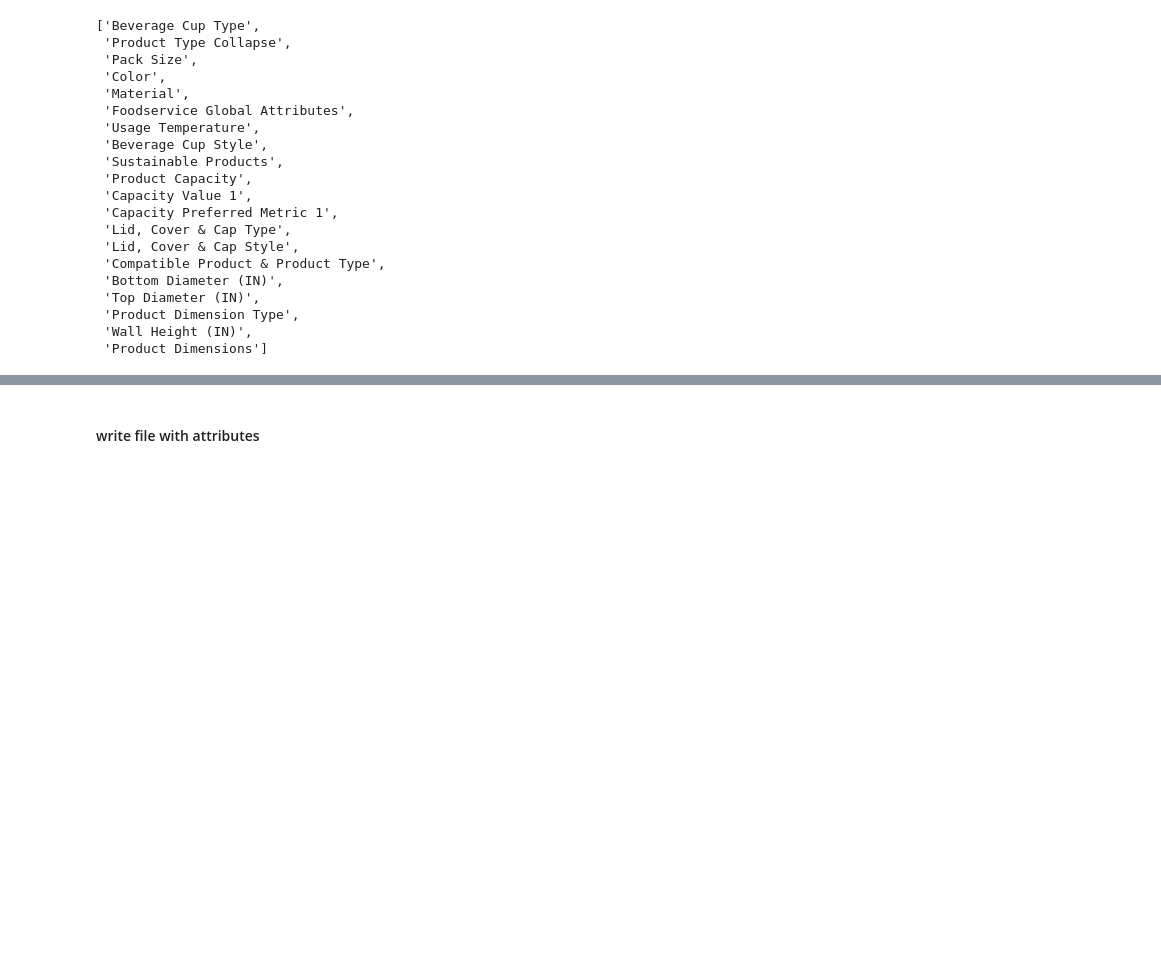
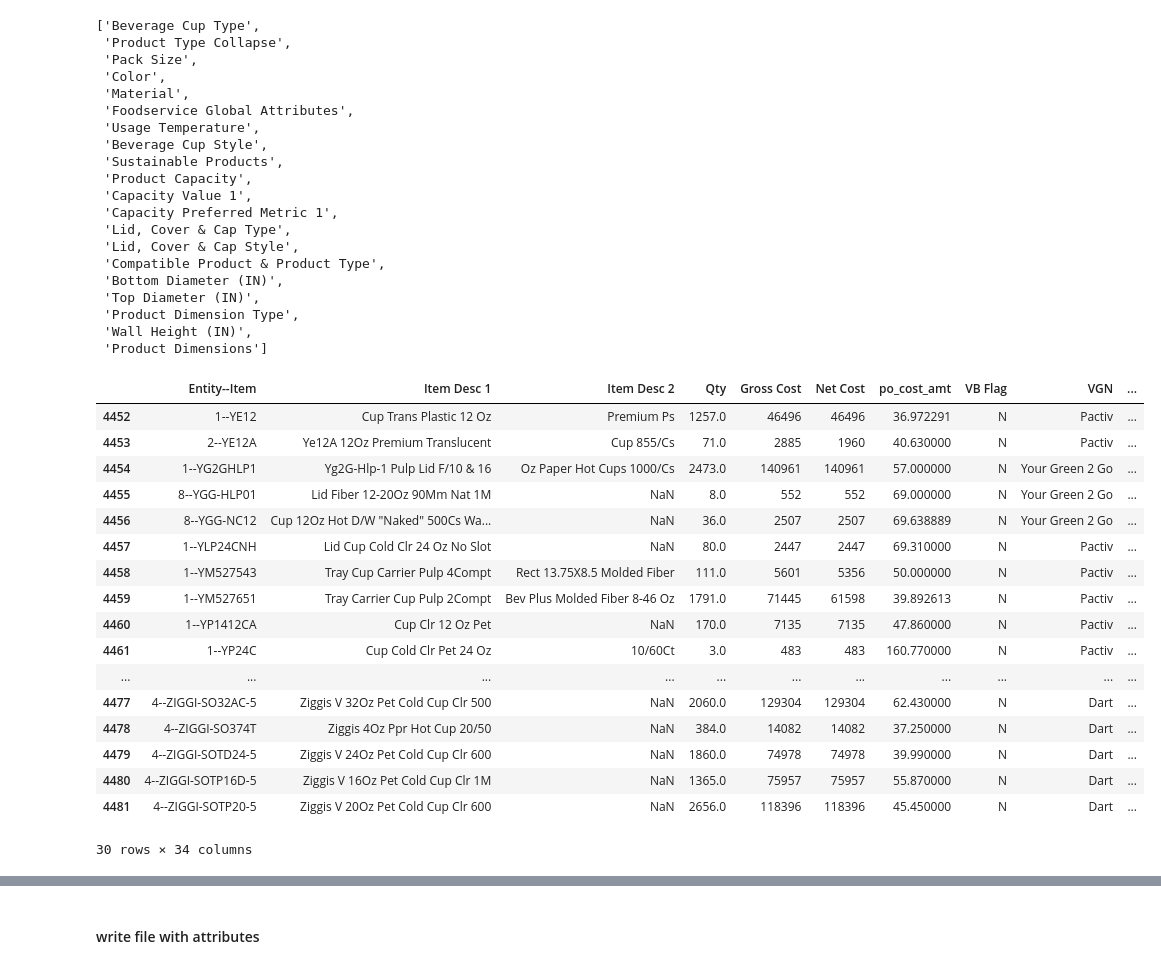
Before and after one commit to shanmu9898/ImperialDadeCategoryManagement, a Jupyter notebook: Pipeline Notebooks/Categories/Cups/01_Taxonomy.ipynb, the cells around one changed output, grey strips where cells are left out. Cells and saved outputs as stored; diff of their text form; code cells hidden in the pictures; blank space fills up the shorter version.

```diff
--- a/Pipeline Notebooks/Categories/Cups/01_Taxonomy.ipynb
+++ b/Pipeline Notebooks/Categories/Cups/01_Taxonomy.ipynb
@@ -276,3 +276,24 @@ columns_for_description
  'Product Dimension Type',
  'Wall Height (IN)',
  'Product Dimensions']
+# %%
+im_final.tail(30)
+# %% [output]
+|  | Entity--Item | Item Desc 1 | Item Desc 2 | Qty | Gross Cost | Net Cost | po_cost_amt | VB Flag | VGN | ... |
+| 4452 | 1--YE12 | Cup Trans Plastic 12 Oz | Premium Ps | 1257.0 | 46496 | 46496 | 36.972291 | N | Pactiv | ... |
+| 4453 | 2--YE12A | Ye12A 12Oz Premium Translucent | Cup 855/Cs | 71.0 | 2885 | 1960 | 40.630000 | N | Pactiv | ... |
+| 4454 | 1--YG2GHLP1 | Yg2G-Hlp-1 Pulp Lid F/10 & 16 | Oz Paper Hot Cups 1000/Cs | 2473.0 | 140961 | 140961 | 57.000000 | N | Your Green 2 Go | ... |
+| 4455 | 8--YGG-HLP01 | Lid Fiber 12-20Oz 90Mm Nat 1M | NaN | 8.0 | 552 | 552 | 69.000000 | N | Your Green 2 Go | ... |
+| 4456 | 8--YGG-NC12 | Cup 12Oz Hot D/W "Naked" 500Cs Wa... | NaN | 36.0 | 2507 | 2507 | 69.638889 | N | Your Green 2 Go | ... |
+| 4457 | 1--YLP24CNH | Lid Cup Cold Clr 24 Oz No Slot | NaN | 80.0 | 2447 | 2447 | 69.310000 | N | Pactiv | ... |
+| 4458 | 1--YM527543 | Tray Cup Carrier Pulp 4Compt | Rect 13.75X8.5 Molded Fiber | 111.0 | 5601 | 5356 | 50.000000 | N | Pactiv | ... |
+| 4459 | 1--YM527651 | Tray Carrier Cup Pulp 2Compt | Bev Plus Molded Fiber 8-46 Oz | 1791.0 | 71445 | 61598 | 39.892613 | N | Pactiv | ... |
+| 4460 | 1--YP1412CA | Cup Clr 12 Oz Pet | NaN | 170.0 | 7135 | 7135 | 47.860000 | N | Pactiv | ... |
+| 4461 | 1--YP24C | Cup Cold Clr Pet 24 Oz | 10/60Ct | 3.0 | 483 | 483 | 160.770000 | N | Pactiv | ... |
+| ... | ... | ... | ... | ... | ... | ... | ... | ... | ... | ... |
+| 4477 | 4--ZIGGI-SO32AC-5 | Ziggis V 32Oz Pet Cold Cup Clr 500 | NaN | 2060.0 | 129304 | 129304 | 62.430000 | N | Dart | ... |
+| 4478 | 4--ZIGGI-SO374T | Ziggis 4Oz Ppr Hot Cup 20/50 | NaN | 384.0 | 14082 | 14082 | 37.250000 | N | Dart | ... |
+| 4479 | 4--ZIGGI-SOTD24-5 | Ziggis V 24Oz Pet Cold Cup Clr 600 | NaN | 1860.0 | 74978 | 74978 | 39.990000 | N | Dart | ... |
+| 4480 | 4--ZIGGI-SOTP16D-5 | Ziggis V 16Oz Pet Cold Cup Clr 1M | NaN | 1365.0 | 75957 | 75957 | 55.870000 | N | Dart | ... |
+| 4481 | 4--ZIGGI-SOTP20-5 | Ziggis V 20Oz Pet Cold Cup Clr 600 | NaN | 2656.0 | 118396 | 118396 | 45.450000 | N | Dart | ... |
+30 rows × 34 columns
```
Also changed, not shown: parts of 4 cells of this notebook, 5 other files.
